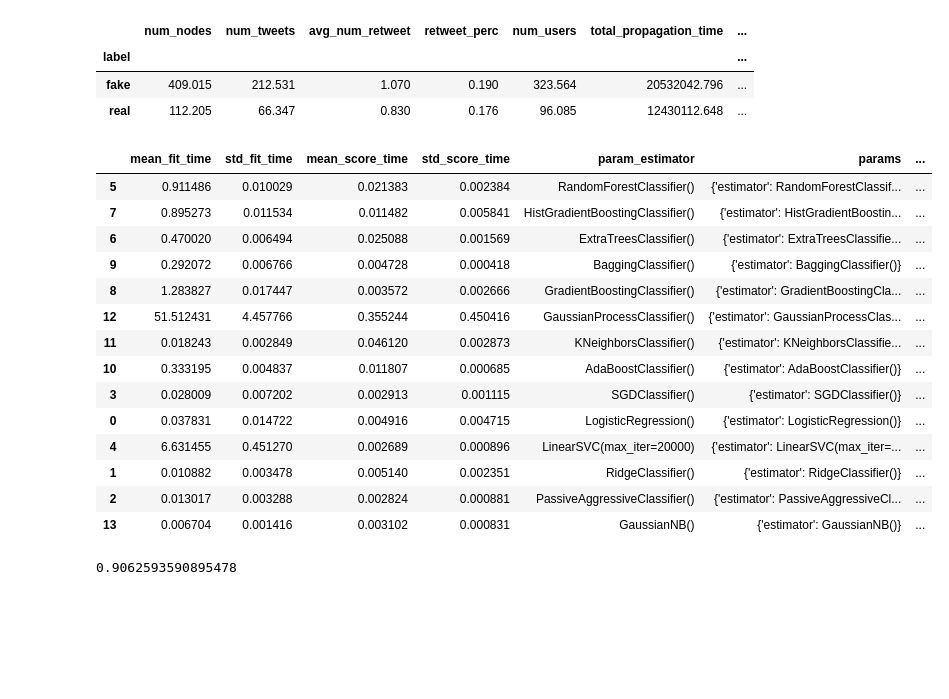
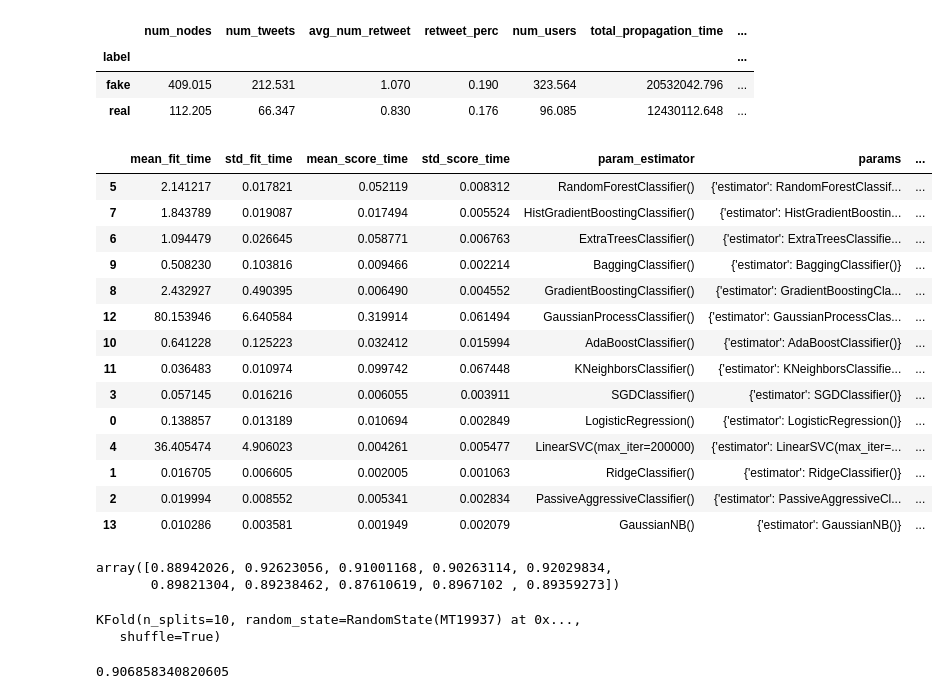
Before and after one commit to kshitijgundale/fake-news-detection, a Jupyter notebook: Approach1/Notebooks/gossipcop.ipynb, the cells around one changed output. Cells and saved outputs as stored; diff of their text form; code cells hidden in the pictures; blank space fills up the shorter version.

```diff
--- a/Approach1/Notebooks/gossipcop.ipynb
+++ b/Approach1/Notebooks/gossipcop.ipynb
@@ -58,56 +70,79 @@ le = LabelEncoder()
 df['label'] = le.fit_transform(df['label'])
 
 X_train, X_test, y_train, y_test = train_test_split(X_res, y_res, test_size=0.33)
+# %%
+from sklearn.model_selection import KFold
+kf = KFold(n_splits=10, shuffle=True)
 # %%
 from sklearn.model_selection import GridSearchCV
 from sklearn.pipeline import Pipeline
 from sklearn.linear_model import LogisticRegression, RidgeClassifier, PassiveAggressiveClassifier, SGDClassifier
 from sklearn.ensemble import RandomForestClassifier, ExtraTreesClassifier, HistGradientBoostingClassifier, \
     GradientBoostingClassifier, BaggingClassifier, AdaBoostClassifier
 from sklearn.neighbors import KNeighborsClassifier
 from sklearn.gaussian_process import GaussianProcessClassifier
 from sklearn.naive_bayes import GaussianNB
 from sklearn.svm import LinearSVC
 from sklearn.preprocessing import StandardScaler
 
 params = {
     'estimator': [
-        LogisticRegression(), RidgeClassifier(), PassiveAggressiveClassifier(), SGDClassifier(), LinearSVC(max_iter=20000),
+        LogisticRegression(), RidgeClassifier(), PassiveAggressiveClassifier(), SGDClassifier(), LinearSVC(max_iter=200000),
         RandomForestClassifier(), ExtraTreesClassifier(),
         HistGradientBoostingClassifier(), GradientBoostingClassifier(),
         BaggingClassifier(), AdaBoostClassifier(),
         KNeighborsClassifier(),
         GaussianProcessClassifier(),
         GaussianNB()
     ]
 }
 
 pipeline = Pipeline([
     ('scaling', StandardScaler()),
     ('estimator', LogisticRegression())
 ])
 
-gs = GridSearchCV(pipeline, params, cv=10, scoring="f1_weighted")
+gs = GridSearchCV(pipeline, params, cv=kf, scoring="f1_weighted")
 gs.fit(X_train, y_train)
 results = pd.DataFrame(data=gs.cv_results_)
 results.sort_values('rank_test_score')
 # %% [output]
 |  | mean_fit_time | std_fit_time | mean_score_time | std_score_time | param_estimator | params | ... |
-| 5 | 0.911486 | 0.010029 | 0.021383 | 0.002384 | RandomForestClassifier() | {'estimator': RandomForestClassif... | ... |
-| 7 | 0.895273 | 0.011534 | 0.011482 | 0.005841 | HistGradientBoostingClassifier() | {'estimator': HistGradientBoostin... | ... |
-| 6 | 0.470020 | 0.006494 | 0.025088 | 0.001569 | ExtraTreesClassifier() | {'estimator': ExtraTreesClassifie... | ... |
-| 9 | 0.292072 | 0.006766 | 0.004728 | 0.000418 | BaggingClassifier() | {'estimator': BaggingClassifier()} | ... |
-| 8 | 1.283827 | 0.017447 | 0.003572 | 0.002666 | GradientBoostingClassifier() | {'estimator': GradientBoostingCla... | ... |
-| 12 | 51.512431 | 4.457766 | 0.355244 | 0.450416 | GaussianProcessClassifier() | {'estimator': GaussianProcessClas... | ... |
-| 11 | 0.018243 | 0.002849 | 0.046120 | 0.002873 | KNeighborsClassifier() | {'estimator': KNeighborsClassifie... | ... |
-| 10 | 0.333195 | 0.004837 | 0.011807 | 0.000685 | AdaBoostClassifier() | {'estimator': AdaBoostClassifier()} | ... |
-| 3 | 0.028009 | 0.007202 | 0.002913 | 0.001115 | SGDClassifier() | {'estimator': SGDClassifier()} | ... |
-| 0 | 0.037831 | 0.014722 | 0.004916 | 0.004715 | LogisticRegression() | {'estimator': LogisticRegression()} | ... |
-| 4 | 6.631455 | 0.451270 | 0.002689 | 0.000896 | LinearSVC(max_iter=20000) | {'estimator': LinearSVC(max_iter=... | ... |
-| 1 | 0.010882 | 0.003478 | 0.005140 | 0.002351 | RidgeClassifier() | {'estimator': RidgeClassifier()} | ... |
-| 2 | 0.013017 | 0.003288 | 0.002824 | 0.000881 | PassiveAggressiveClassifier() | {'estimator': PassiveAggressiveCl... | ... |
-| 13 | 0.006704 | 0.001416 | 0.003102 | 0.000831 | GaussianNB() | {'estimator': GaussianNB()} | ... |
+| 5 | 2.141217 | 0.017821 | 0.052119 | 0.008312 | RandomForestClassifier() | {'estimator': RandomForestClassif... | ... |
+| 7 | 1.843789 | 0.019087 | 0.017494 | 0.005524 | HistGradientBoostingClassifier() | {'estimator': HistGradientBoostin... | ... |
+| 6 | 1.094479 | 0.026645 | 0.058771 | 0.006763 | ExtraTreesClassifier() | {'estimator': ExtraTreesClassifie... | ... |
+| 9 | 0.508230 | 0.103816 | 0.009466 | 0.002214 | BaggingClassifier() | {'estimator': BaggingClassifier()} | ... |
+| 8 | 2.432927 | 0.490395 | 0.006490 | 0.004552 | GradientBoostingClassifier() | {'estimator': GradientBoostingCla... | ... |
+| 12 | 80.153946 | 6.640584 | 0.319914 | 0.061494 | GaussianProcessClassifier() | {'estimator': GaussianProcessClas... | ... |
+| 10 | 0.641228 | 0.125223 | 0.032412 | 0.015994 | AdaBoostClassifier() | {'estimator': AdaBoostClassifier()} | ... |
+| 11 | 0.036483 | 0.010974 | 0.099742 | 0.067448 | KNeighborsClassifier() | {'estimator': KNeighborsClassifie... | ... |
+| 3 | 0.057145 | 0.016216 | 0.006055 | 0.003911 | SGDClassifier() | {'estimator': SGDClassifier()} | ... |
+| 0 | 0.138857 | 0.013189 | 0.010694 | 0.002849 | LogisticRegression() | {'estimator': LogisticRegression()} | ... |
+| 4 | 36.405474 | 4.906023 | 0.004261 | 0.005477 | LinearSVC(max_iter=200000) | {'estimator': LinearSVC(max_iter=... | ... |
+| 1 | 0.016705 | 0.006605 | 0.002005 | 0.001063 | RidgeClassifier() | {'estimator': RidgeClassifier()} | ... |
+| 2 | 0.019994 | 0.008552 | 0.005341 | 0.002834 | PassiveAggressiveClassifier() | {'estimator': PassiveAggressiveCl... | ... |
+| 13 | 0.010286 | 0.003581 | 0.001949 | 0.002079 | GaussianNB() | {'estimator': GaussianNB()} | ... |
+# %%
+from sklearn.ensemble import StackingClassifier
+from sklearn.model_selection import cross_val_score
+
+stc = StackingClassifier(estimators=[
+    ('rfc', RandomForestClassifier()),
+    ('abc', AdaBoostClassifier()),
+    ('gbc', GradientBoostingClassifier()),
+    ('etc', ExtraTreesClassifier())
+])
+
+cross_val_score(stc, X_train, y_train, cv=kf, scoring="f1_weighted")
+# %% [output]
+array([0.88942026, 0.92623056, 0.91001168, 0.90263114, 0.92029834,
+       0.89821304, 0.89238462, 0.87610619, 0.8967102 , 0.89359273])
+# %%
+stc.cv
+# %% [output]
+KFold(n_splits=10, random_state=RandomState(MT19937) at 0x...,
+   shuffle=True)
 # %%
 gs.best_estimator_.score(X_test, y_test)
 # %% [output]
-0.9062593590895478
+0.906858340820605
```
Also changed, not shown: parts of 1 cell of this notebook, 12 other files.
